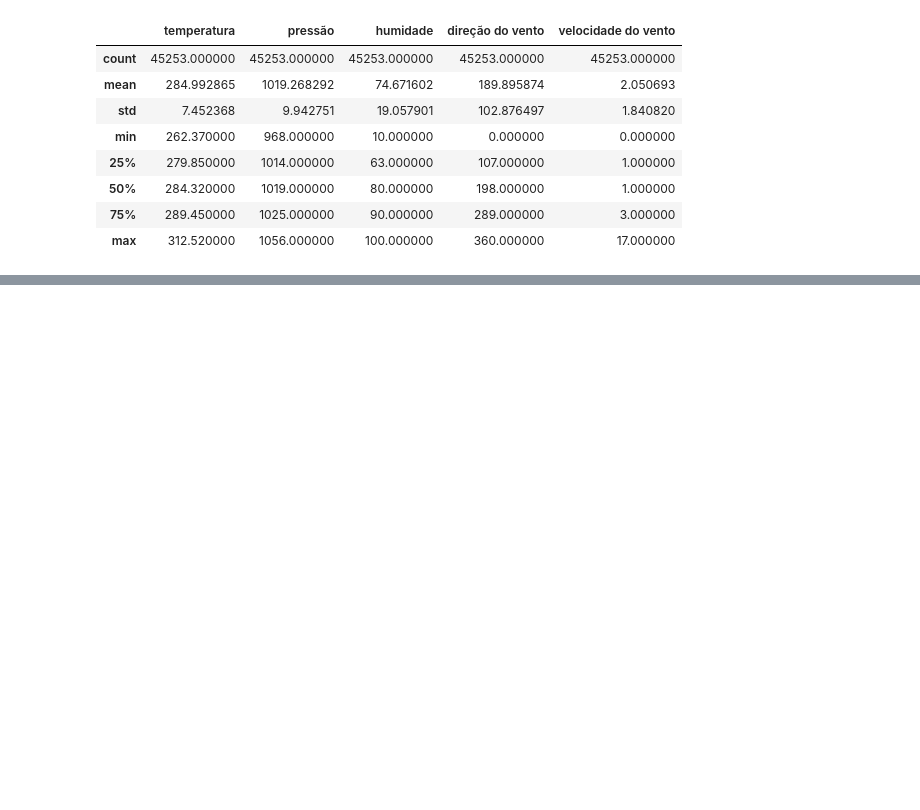
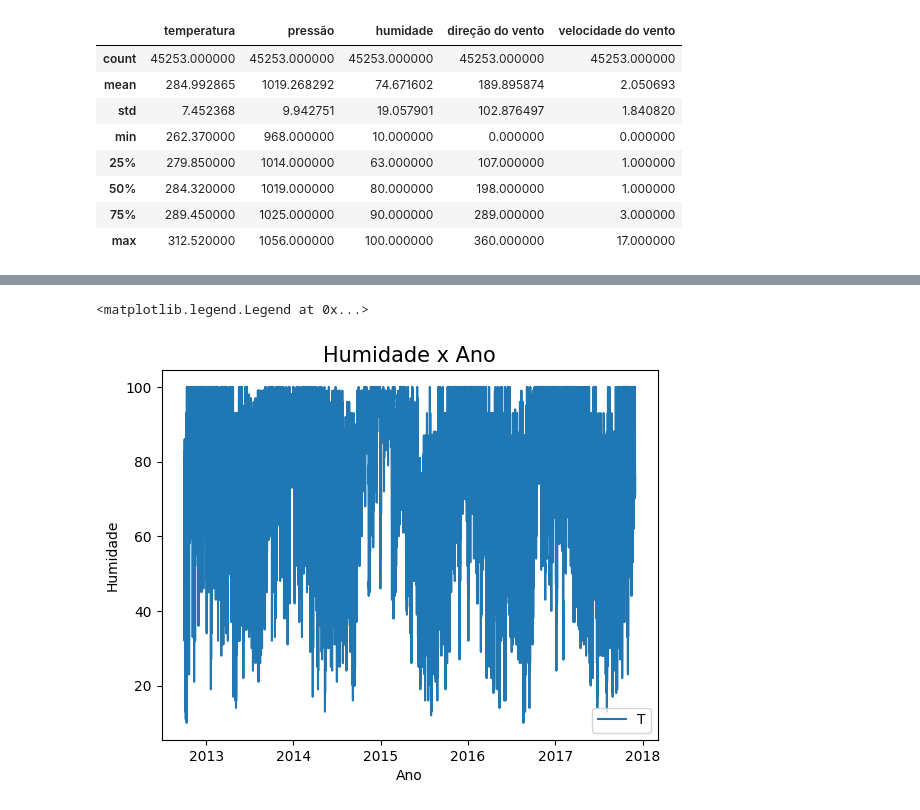
Before and after one commit to LuizEduardoBS/IABD_Inteligencia_Artificial_E_Big_Data, a Jupyter notebook: Aula_3/codigo_analise_matplotlib.ipynb, the cells around one changed output, grey strips where cells are left out. Cells and saved outputs as stored; diff of their text form; code cells hidden in the pictures; blank space fills up the shorter version.

```diff
--- a/Aula_3/codigo_analise_matplotlib.ipynb
+++ b/Aula_3/codigo_analise_matplotlib.ipynb
@@ -53,0 +95,12 @@ df.describe()
+# %%
+plt.plot(df['data'],df['humidade'])
+
+plt.title('Humidade x Ano', fontsize=15)
+plt.xlabel('Ano')
+plt.ylabel('Humidade')
+#plt.legend('Humidade',loc='upper left') # Coloca a legenda no grafico no alto, lado esquerdo
+#plt.legend('Temperatura',loc='upper right') # Coloca a legenda no grafico no alto, lado direito
+plt.legend('Temperatura',loc='lower right') # Coloca a legenda no grafico na parte de baixo, lado direito
+# %% [output]
+<matplotlib.legend.Legend at 0x...>
+[figure, added]
```
Also changed, not shown: parts of 5 cells of this notebook.
